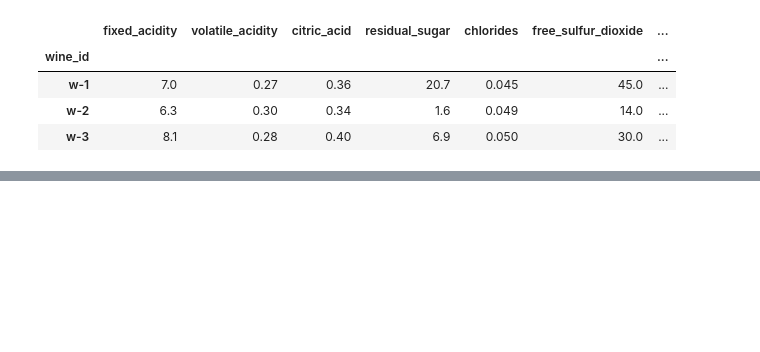
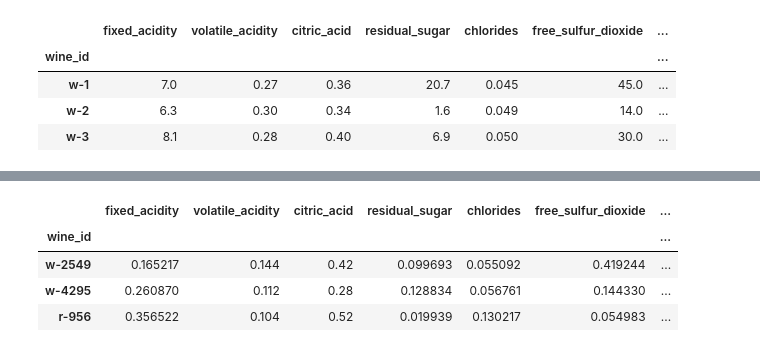
Before and after one commit to Segura-Jorge/wine_ing, a Jupyter notebook: jorge/explore.ipynb, the cells around one changed output, grey strips where cells are left out. Saved outputs shown, nothing was run; the diff lists cells and outputs as text; code cells hidden in the pictures; blank space fills up the shorter version.

```diff
--- a/jorge/explore.ipynb
+++ b/jorge/explore.ipynb
@@ -110,0 +180,8 @@ pd.crosstab(df.color, df.quality_category)
+# %%
+train_scaled.head(3)
+# %% [output]
+|  | fixed_acidity | volatile_acidity | citric_acid | residual_sugar | chlorides | free_sulfur_dioxide | ... |
+| wine_id |  |  |  |  |  |  | ... |
+| w-2549 | 0.165217 | 0.144 | 0.42 | 0.099693 | 0.055092 | 0.419244 | ... |
+| w-4295 | 0.260870 | 0.112 | 0.28 | 0.128834 | 0.056761 | 0.144330 | ... |
+| r-956 | 0.356522 | 0.104 | 0.52 | 0.019939 | 0.130217 | 0.054983 | ... |
```
Also changed, not shown: parts of 20 cells of this notebook, 3 other files.
